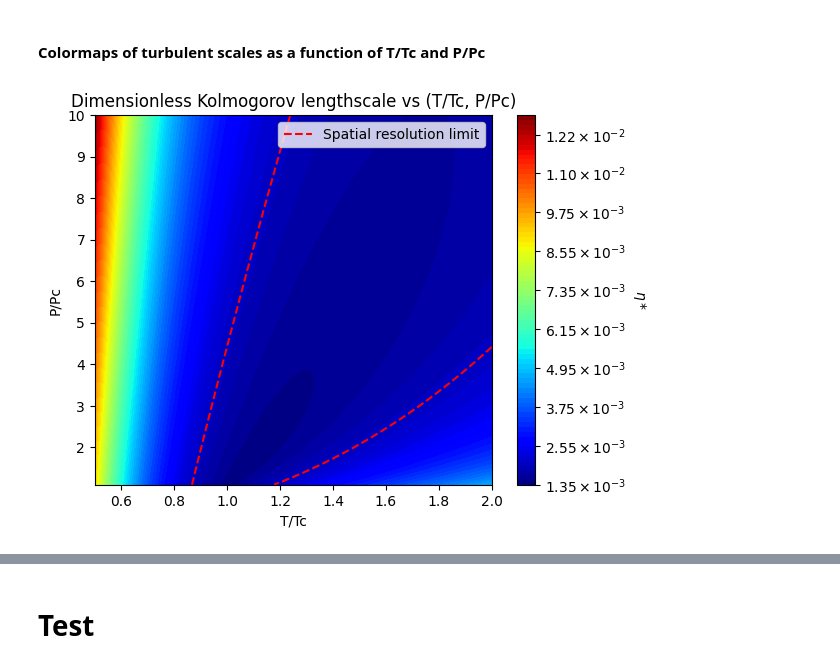
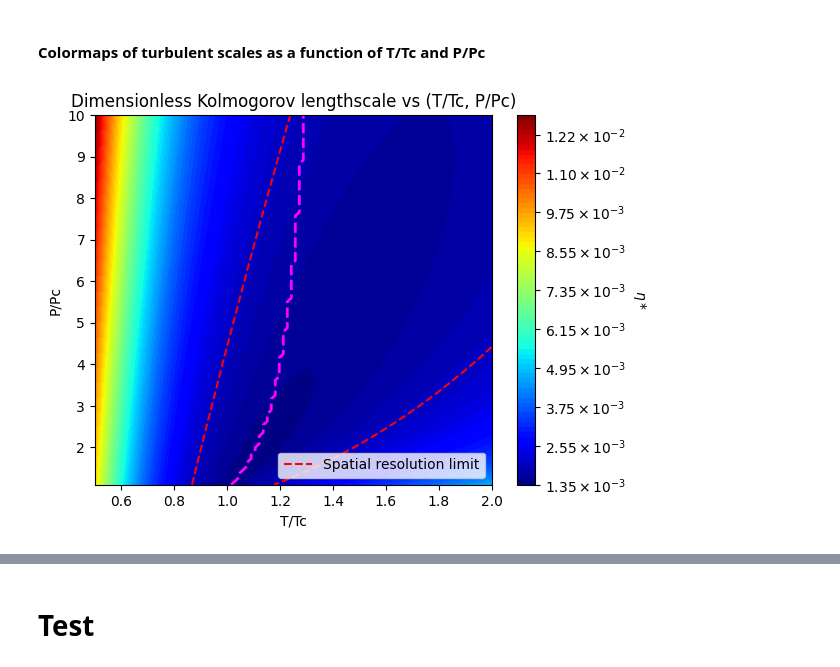
Before and after one commit to henri-avec-un-i/UPC_internship, a Jupyter notebook: caracterisation_of_turbulent_scales_dimensionless.ipynb, the cells around one changed output, grey strips where cells are left out. Saved outputs shown, nothing was run; the diff lists cells and outputs as text; code cells hidden in the pictures.

```diff
--- a/caracterisation_of_turbulent_scales_dimensionless.ipynb
+++ b/caracterisation_of_turbulent_scales_dimensionless.ipynb
@@ -490,3 +507,14 @@ def interest_parameters(U, L, P_list_SI, T_list_SI, gas_object, gas_transport_co
+# %%
+def extract_T_P(T_list_r, P_list_r, max_c_p_coordinates):
+
+    pseudo_boiling_temperature_values = []
+    pseudo_boiling_pressure_values = []
+
+    for i in range(len(max_c_p_coordinates)):
+        pseudo_boiling_pressure_values.append(P_list_r[max_c_p_coordinates[i][0]])
+        pseudo_boiling_temperature_values.append(T_list_r[max_c_p_coordinates[i][1]])
+
+    return pseudo_boiling_temperature_values, pseudo_boiling_pressure_values
 # %% [markdown]
 ## Turbulent scales calculation functions
 # %%
@@ -562,7 +590,7 @@ def calculate_l_thermal_batchelor_star_array(eta_star_array, Pr_array):
 # %% [markdown]
 ## Turbulent scales colormap plot functions
 # %%
-def plot_eta_star_PvsT(T_list_r, P_list_r, eta_star_array, relative_spatial_resolution_limit, T_r_log_scale=True, P_r_log_scale=True, eta_star_log_scale=False, colormap='jet', nbr_of_contours=10):
+def plot_eta_star_PvsT(T_list_r, P_list_r, eta_star_array, relative_spatial_resolution_limit, pseudo_boiling_temperature_values, pseudo_boiling_pressure_values, T_r_log_scale=True, P_r_log_scale=True, eta_star_log_scale=False, colormap='jet', nbr_of_contours=10):
     """
     Plot the eta_star, ie dimensionless Kolmogorov lengthscale, as a function of (T/Tc, P/Pc).
 
@@ -570,12 +598,14 @@ def plot_eta_star_PvsT(T_list_r, P_list_r, eta_star_array, relative_spatial_reso
         T_list_r (array-like): List of temperature values.
         P_list_r (array-like): List of pressure values.
         eta_star_array (array-like): Array of eta_star number values.
-        relative_spatial_resolution_limit (float): relative (ie dimensionless, absolute_resolution/L) spatial resolution limit of experimental setup
-        T_r_log_scale (bool): Set logarithmic scale for the X-axis if True. Default is True.
-        P_r_log_scale (bool): Set logarithmic scale for the Y-axis if True. Default is True.
-        eta_star_log_scale (bool): Set logarithmic scale for the eta_star number values if True. Default is False.
-        colormap (str): Colormap to use for the plot. Default is 'jet'.
-        nbr_of_contours (int): Number of contour levels to plot. Default is 10.
+        relative_spatial_resolution_limit (float): Relative (dimensionless) spatial resolution limit of the experimental setup.
+        pseudo_boiling_temperature_values (array-like): List of temperature values for the pseudo boiling curve.
+        pseudo_boiling_pressure_values (array-like): List of pressure values for the pseudo boiling curve.
+        T_r_log_scale (bool, optional): Set logarithmic scale for the X-axis if True. Default is True.
+        P_r_log_scale (bool, optional): Set logarithmic scale for the Y-axis if True. Default is True.
+        eta_star_log_scale (bool, optional): Set logarithmic scale for the eta_star number values if True. Default is False.
+        colormap (str, optional): Colormap to use for the plot. Default is 'jet'.
+        nbr_of_contours (int, optional): Number of contour levels to plot. Default is 10.
 
     Returns:
         None
@@ -592,6 +622,9 @@ def plot_eta_star_PvsT(T_list_r, P_list_r, eta_star_array, relative_spatial_reso
 
     # Add the isoline of the relative spatial resolution limit
     resolution_limit_line = plt.contour(T_list_r, P_list_r, eta_star_array, levels=[relative_spatial_resolution_limit], colors='red', linestyles='dashed')
+
+    # Pseudo Boiling Curve
+    plt.plot(pseudo_boiling_temperature_values, pseudo_boiling_pressure_values, color='magenta', linestyle='dashed', linewidth=2)
 
 
     # Format function for scientific notation on the axis
@@ -1811,3 +1864,6 @@ rho_array, mu_array, nu_array, kappa_array, sos_array, c_p_array, Re_array, Ec_a
+# %%
+max_c_p_coordinates = find_max_coordinates(c_p_array)
+pseudo_boiling_temperature_values, pseudo_boiling_pressure_values = extract_T_P(T_list_r, P_list_r, max_c_p_coordinates)
 # %% [markdown]
 Here the calculation of turbulent scale arrays
 # %%
@@ -1879,7 +1935,9 @@ plot_Fr_PvsT(T_list_r, P_list_r, Fr_array, T_r_log_scale=True, P_r_log_scale=Tru
 [figure]
 # %% [markdown]
 #### Colormaps of turbulent scales as a function of T/Tc and P/Pc
+# %%
+relative_spatial_resolution_limit=2e-3
 # %%
-plot_eta_star_PvsT(T_list_r, P_list_r, eta_star_array, relative_spatial_resolution_limit=2e-3, T_r_log_scale=False, P_r_log_scale=False, eta_star_log_scale=False, colormap='jet', nbr_of_contours=100)
+plot_eta_star_PvsT(T_list_r, P_list_r, eta_star_array, relative_spatial_resolution_limit, pseudo_boiling_temperature_values, pseudo_boiling_pressure_values, T_r_log_scale=False, P_r_log_scale=False, eta_star_log_scale=False, colormap='jet', nbr_of_contours=100)
 # %% [output]
-[figure, old version]
+[figure, new version]
```
Also changed, not shown: parts of 20 cells of this notebook, 1 other file.
